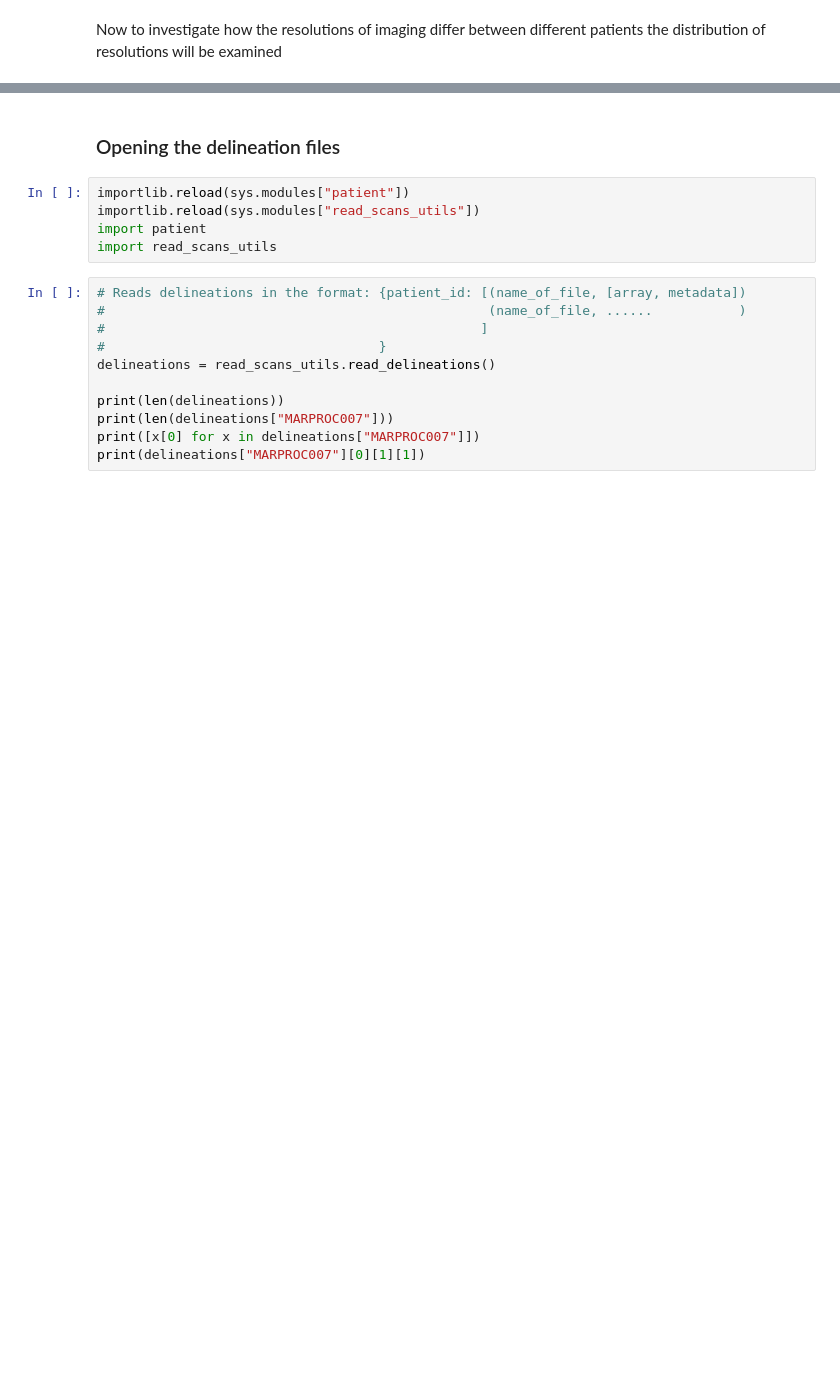
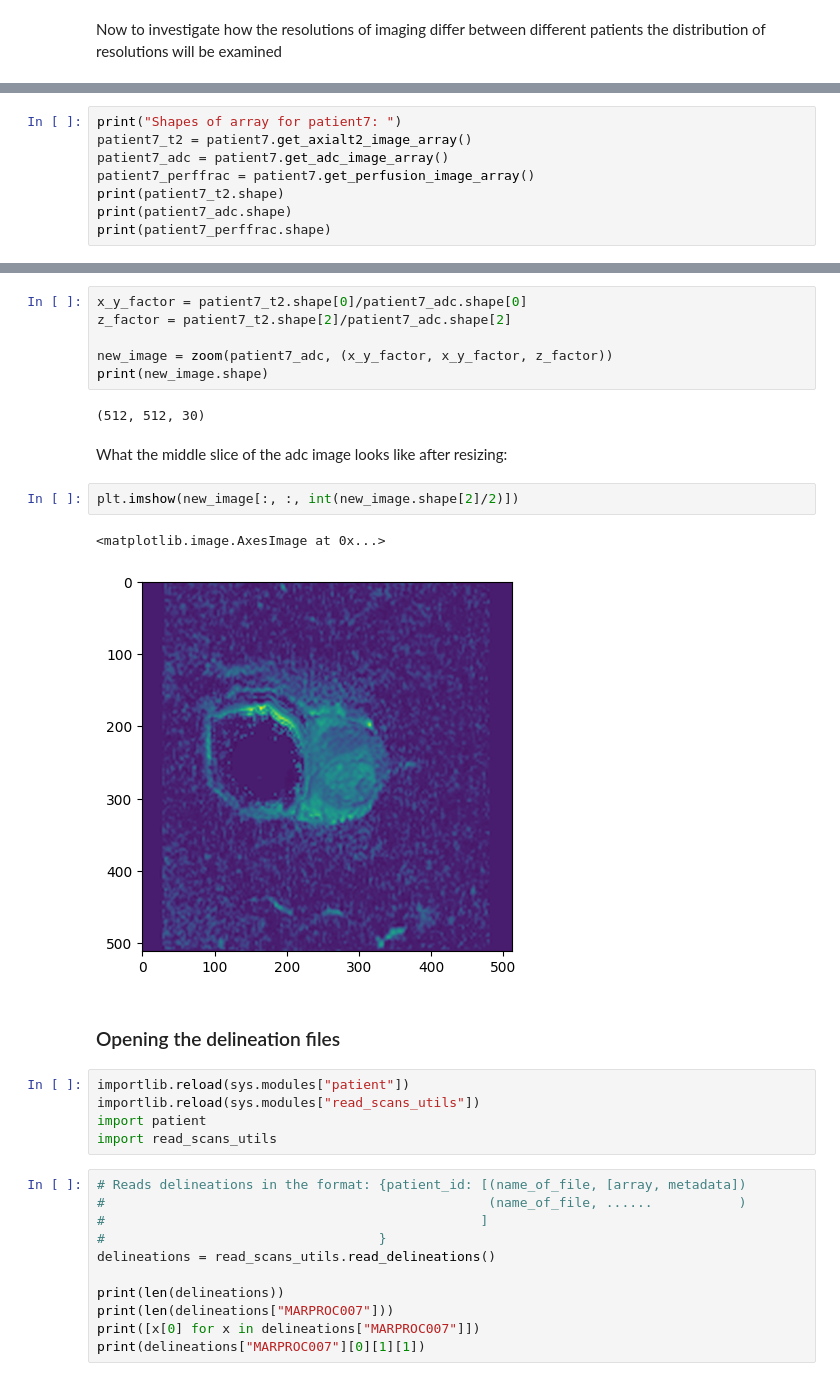
Before and after one commit to Looqes/pca_thesis_project, a Jupyter notebook: notebooks/eda.ipynb, the cells around one changed output, grey strips where cells are left out. Drawn from its saved outputs; the diff is of its cells as text; blank space fills up the shorter version.

```diff
--- a/notebooks/eda.ipynb
+++ b/notebooks/eda.ipynb
@@ -151,0 +246,8 @@ Also important to note, is that the perfusion scans and adc scans overlap in the
+# %%
+print("Shapes of array for patient7: ")
+patient7_t2 = patient7.get_axialt2_image_array()
+patient7_adc = patient7.get_adc_image_array()
+patient7_perffrac = patient7.get_perfusion_image_array()
+print(patient7_t2.shape)
+print(patient7_adc.shape)
+print(patient7_perffrac.shape)
@@ -152,3 +272,18 @@ Also important to note, is that the perfusion scans and adc scans overlap in the
+# %%
+x_y_factor = patient7_t2.shape[0]/patient7_adc.shape[0]
+z_factor = patient7_t2.shape[2]/patient7_adc.shape[2]
+
+new_image = zoom(patient7_adc, (x_y_factor, x_y_factor, z_factor))
+print(new_image.shape)
+# %% [output]
+(512, 512, 30)
+# %% [markdown]
+What the middle slice of the adc image looks like after resizing:
+# %%
+plt.imshow(new_image[:, :, int(new_image.shape[2]/2)])
+# %% [output]
+<matplotlib.image.AxesImage at 0x...>
+[figure, added]
 # %% [markdown]
 ### Opening the delineation files
 # %%
```
Also changed, not shown: parts of 17 cells of this notebook, 2 other files.
